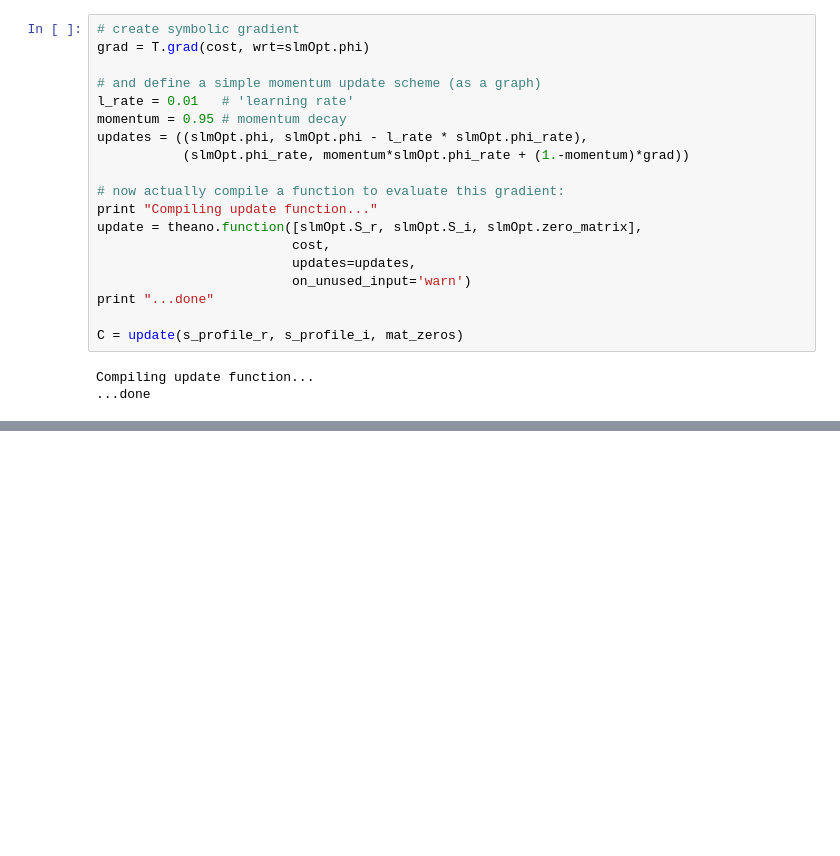
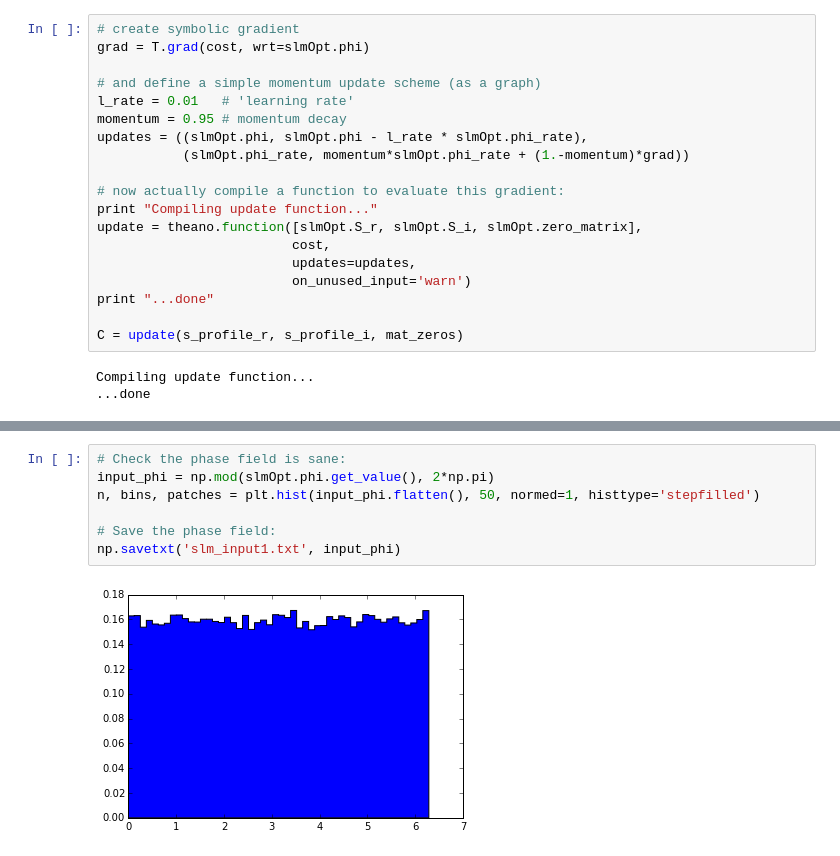
Before and after one commit to sjdenny/slm-theano, a Jupyter notebook: Example 1.ipynb, the cells around one changed output, grey strips where cells are left out. Cells and saved outputs as stored; diff of their text form; blank space fills up the shorter version.

```diff
--- a/Example 1.ipynb
+++ b/Example 1.ipynb
@@ -167,0 +168,9 @@ Initial C: 12674.7308829
+# %%
+# Check the phase field is sane:
+input_phi = np.mod(slmOpt.phi.get_value(), 2*np.pi)
+n, bins, patches = plt.hist(input_phi.flatten(), 50, normed=1, histtype='stepfilled')
+
+# Save the phase field:
+np.savetxt('slm_input1.txt', input_phi)
+# %% [output]
+[figure, added]
```
Also changed, not shown: parts of 2 cells of this notebook.
